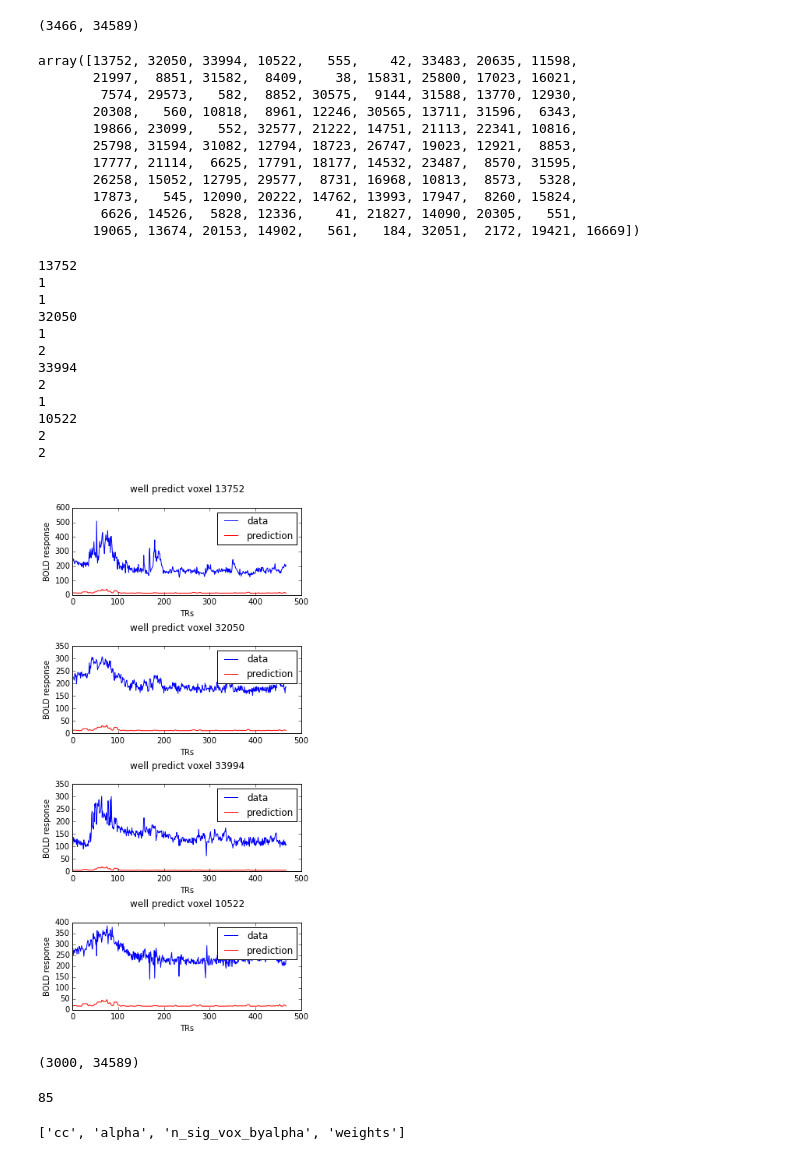
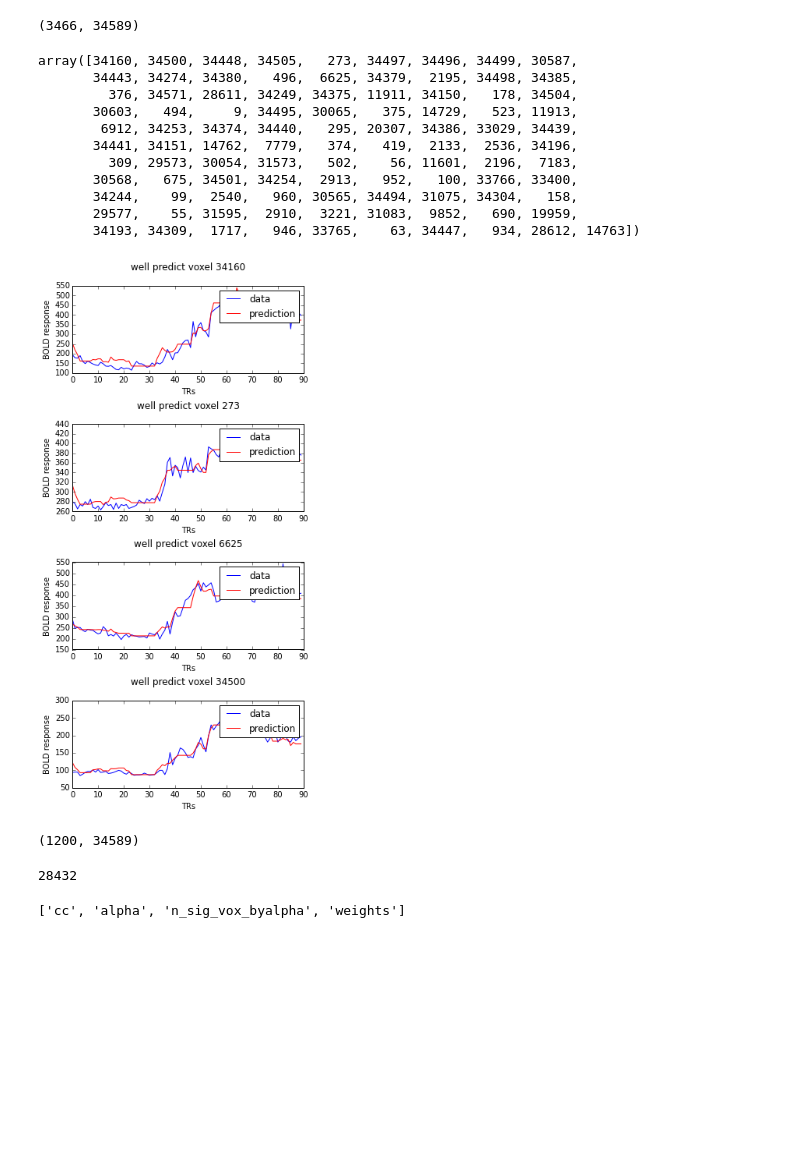
Before and after one commit to berkeley-stat159/project-beta, a Jupyter notebook: code/description_modeling_ridge_regression.ipynb, the cells around one changed output. Cells and saved outputs as stored; diff of their text form; code cells hidden in the pictures; blank space fills up the shorter version.

```diff
--- a/code/description_modeling_ridge_regression.ipynb
+++ b/code/description_modeling_ridge_regression.ipynb
@@ -58,7 +58,7 @@ files = ['task001_run001.bold_dico.nii', 'task001_run002.bold_dico.nii',
 
 all_data = []
 for index, filename in enumerate(files):
-    new_data = load_data('../../data/' + filename) #load_data function drops first 4 for us
+    new_data = load_data('../data/' + filename) #load_data function drops first 4 for us
     num_vols = new_data.shape[-1]
     if index != 0 and index != 7:
         new_num_vols = num_vols - 4
@@ -221,8 +221,8 @@ vfs = vmt_utils.add_lags(stim_fs_val,[2,3,4])
 efs = vmt_utils.add_constant(efs,is_first=True)
 vfs = vmt_utils.add_constant(vfs,is_first=True)
 # %%
-efs = efs[:2400,:]
-vfs = vfs[:468,:]
+efs = efs[:1200,:]
+vfs = vfs[:90,:]
 print efs.shape
 print vfs.shape
 # %% [output]
@@ -231,8 +231,8 @@ print vfs.shape
 # %% [markdown]
 ## Load masked data
 # %%
-data_est_masked = np.load('../data/BOLD_est_masked34589.npy').T[:2400,:]
-data_val_masked = np.load('../data/BOLD_val_masked34589.npy').T[:468,:]
+data_est_masked = np.load('../data/BOLD_est_masked34589.npy').T[:1200,:]
+data_val_masked = np.load('../data/BOLD_val_masked34589.npy').T[:90,:]
 print('Size of masked estimation data is %s'%repr(data_est_masked.shape))
 print('Size of masked validation data is %s'%repr(data_val_masked.shape))
 # %% [output]
@@ -252,7 +252,7 @@ array([  1.00000000e+00,   4.64158883e+00,   2.15443469e+01,
 # Run regression
 n_splits = 10 # number of subdivisions of validation data for cross validation of ridge parameter (alpha)
 n_resamps = 10 # number of times to compute regression & prediction within training data (can be <= n_splits)
-chunk_sz = 10000 # number of voxels to fit at once. Memory-saving.
+chunk_sz = 6000 # number of voxels to fit at once. Memory-saving.
 pthr = 0.005 # Ridge parameter is chosen based on how many voxels are predicted above a correlation threshold
              # for each alpha value (technically it's slightly more complicated than that, see the code).
              # This p value sets that correlation threshold.
@@ -312,56 +318,41 @@ out['weights'].shape
 voxel_idx = np.argsort(cc)[::-1][:100]
 voxel_idx
 # %% [output]
-array([13752, 32050, 33994, 10522,   555,    42, 33483, 20635, 11598,
-       21997,  8851, 31582,  8409,    38, 15831, 25800, 17023, 16021,
-        7574, 29573,   582,  8852, 30575,  9144, 31588, 13770, 12930,
-       20308,   560, 10818,  8961, 12246, 30565, 13711, 31596,  6343,
-       19866, 23099,   552, 32577, 21222, 14751, 21113, 22341, 10816,
-       25798, 31594, 31082, 12794, 18723, 26747, 19023, 12921,  8853,
-       17777, 21114,  6625, 17791, 18177, 14532, 23487,  8570, 31595,
-       26258, 15052, 12795, 29577,  8731, 16968, 10813,  8573,  5328,
-       17873,   545, 12090, 20222, 14762, 13993, 17947,  8260, 15824,
-        6626, 14526,  5828, 12336,    41, 21827, 14090, 20305,   551,
-       19065, 13674, 20153, 14902,   561,   184, 32051,  2172, 19421, 16669])
+array([34160, 34500, 34448, 34505,   273, 34497, 34496, 34499, 30587,
+       34443, 34274, 34380,   496,  6625, 34379,  2195, 34498, 34385,
+         376, 34571, 28611, 34249, 34375, 11911, 34150,   178, 34504,
+       30603,   494,     9, 34495, 30065,   375, 14729,   523, 11913,
+        6912, 34253, 34374, 34440,   295, 20307, 34386, 33029, 34439,
+       34441, 34151, 14762,  7779,   374,   419,  2133,  2536, 34196,
+         309, 29573, 30054, 31573,   502,    56, 11601,  2196,  7183,
+       30568,   675, 34501, 34254,  2913,   952,   100, 33766, 33400,
+       34244,    99,  2540,   960, 30565, 34494, 31075, 34304,   158,
+       29577,    55, 31595,  2910,  3221, 31083,  9852,   690, 19959,
+       34193, 34309,  1717,   946, 33765,    63, 34447,   934, 28612, 14763])
 # %%
 plt.figure(figsize=(5,10))
-voxel_lst = voxel_idx[:10]
+voxel_lst = [34160,273,6625,305]
 for n in range(4):
     i = voxel_lst[n]
-    print i
-    print n//2+1
-    print n%2+1
     pred_activity = vfs.dot(weights[:,i])
     plt.subplot(4,n//4+1,n%4+1)
     l1, = plt.plot(data_val_masked[:,i],'b')
     l2, = plt.plot(pred_activity,'r')
     plt.ylabel('BOLD response')
     plt.xlabel('TRs')
     plt.title('well predict voxel %d\n'%i)
     plt.legend([l1, l2], ['data','prediction'],loc=1)
 
 plt.tight_layout()
 # %% [output]
-13752
-1
-1
-32050
-1
-2
-33994
-2
-1
-10522
-2
-2
-[figure, old version]
+[figure, new version]
 # %%
 data_est_masked.shape
 # %% [output]
-(3000, 34589)
+(1200, 34589)
 # %%
 sum(cc>0.6)
 # %% [output]
-85
+28432
 # %%
 # output the regression output
```
Also changed, not shown: parts of 10 cells of this notebook, 1 other file.
